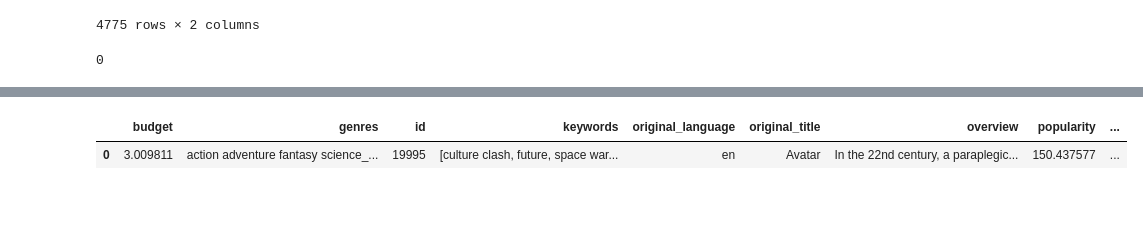
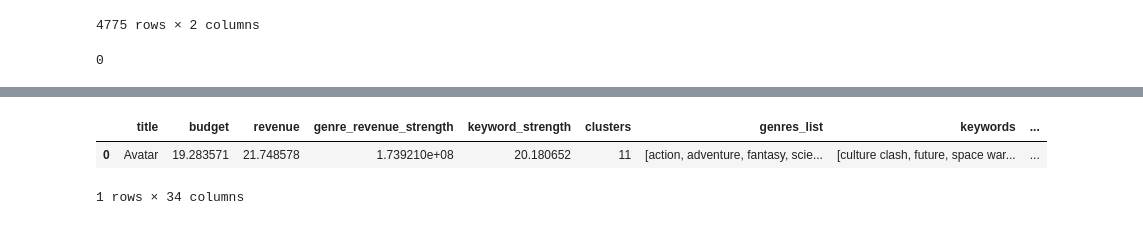
Before and after one commit to Gcarmnonapy7/Masterpiece_prototype_scheduling_movie_theaters, a Jupyter notebook: movies_cluesterization_&crowd_prediction.ipynb, the cells around one changed output, grey strips where cells are left out. Drawn from its saved outputs; the diff is of its cells as text; code cells hidden in the pictures.

```diff
--- a/movies_cluesterization_&crowd_prediction.ipynb
+++ b/movies_cluesterization_&crowd_prediction.ipynb
@@ -302,0 +775,19 @@ tmdb_model.describe()
+# %%
+COLUMNS_TO_USE = [
+    'title',
+    'budget',
+    'revenue',
+    'genre_revenue_strength',
+    'keyword_strength',
+    'clusters',
+    'genres_list',
+    'keywords',
+    'popularity',
+    'release_date',
+    'release_year', 'action', 'adventure', 'animation', 'comedy', 'crime', 'documentary',
+    'drama', 'family', 'fantasy', 'foreign', 'history', 'horror', 'music',
+    'mystery', 'romance', 'science_fiction', 'thriller', 'war', 'western'
+]
+
+# Adding .copy() creates a new object and prevents SettingWithCopyWarning
+master_df = master_df[COLUMNS_TO_USE].copy()
@@ -302,0 +814,21 @@ tmdb_model.describe()
+# %%
+master_df['crowd'] = master_df['revenue'] / 5.5 # 5.5 dolars
+# %%
+def transform_datetime(master_df:pd.DataFrame,time_col:str):
+  master_df[time_col] = pd.to_datetime(master_df[time_col], errors='coerce')
+  master_df['month'] = master_df[time_col].dt.month
+  master_df['week_release'] = master_df[time_col].dt.isocalendar().week
+  # Corrected: calculate day of week from the actual datetime column
+  master_df['realease_day_of_week'] = master_df[time_col].dt.dayofweek
+
+  return master_df
+# %%
+# Re-run crowd calculation without warnings
+master_df['crowd'] = master_df['revenue'] / 5.5
+
+# Apply the corrected datetime transformation function
+master_df = transform_datetime(master_df, 'release_date')
+
+print("Transformations complete. Updated columns:")
+print(master_df.columns)
+display(master_df[['release_date', 'month', 'week_release', 'realease_day_of_week']].head())
@@ -303,5 +882,6 @@ tmdb_model.describe()
 # %%
-tmdb_model.head(1)
+master_df.head(1)
 # %% [output]
-|  | budget | genres | id | keywords | original_language | original_title | overview | popularity | ... |
-| 0 | 3.009811 | action adventure fantasy science_... | 19995 | [culture clash, future, space war... | en | Avatar | In the 22nd century, a paraplegic... | 150.437577 | ... |
+|  | title | budget | revenue | genre_revenue_strength | keyword_strength | clusters | genres_list | keywords | ... |
+| 0 | Avatar | 19.283571 | 21.748578 | 1.739210e+08 | 20.180652 | 11 | [action, adventure, fantasy, scie... | [culture clash, future, space war... | ... |
+1 rows × 34 columns
```
Also changed, not shown: parts of 49 cells of this notebook.
